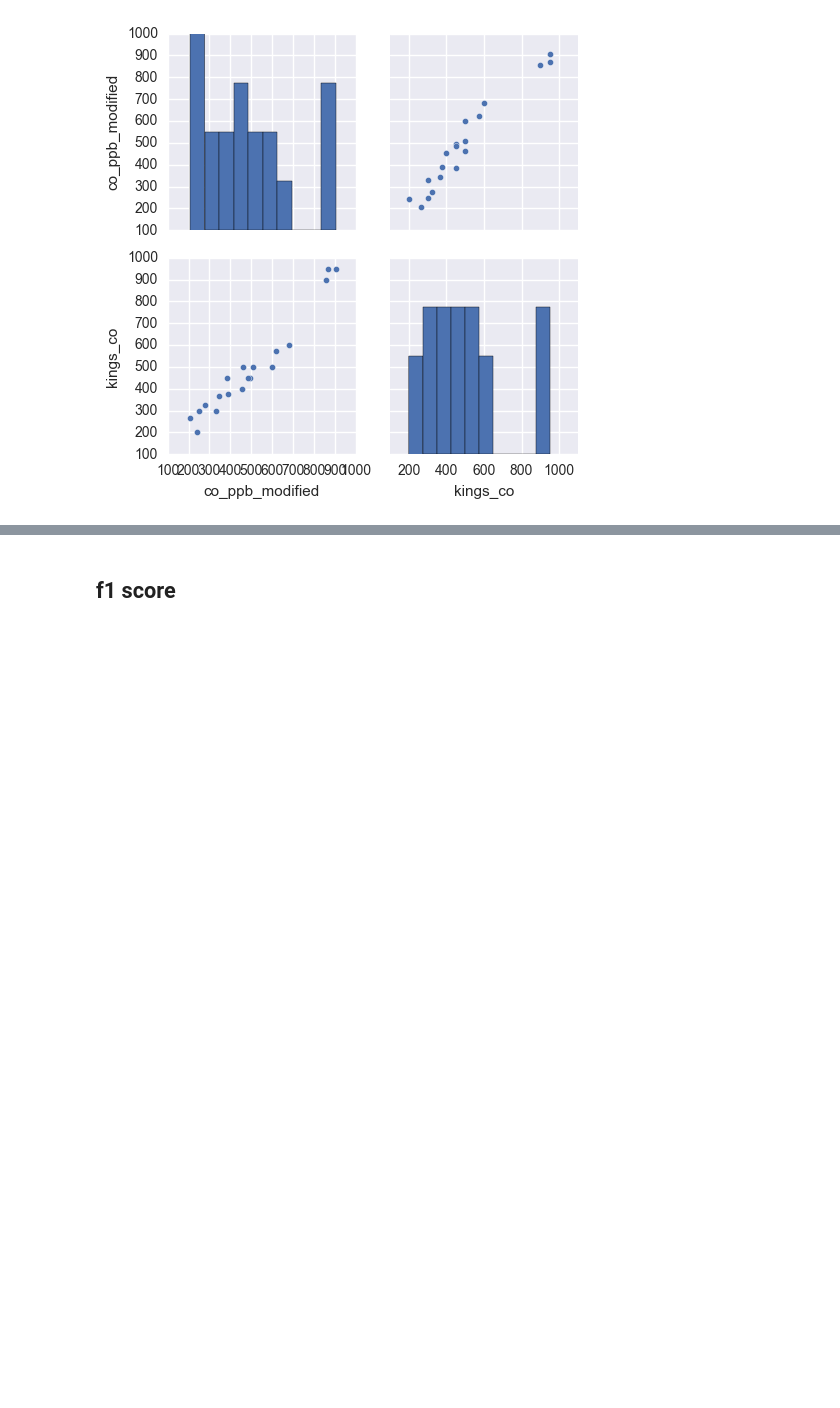
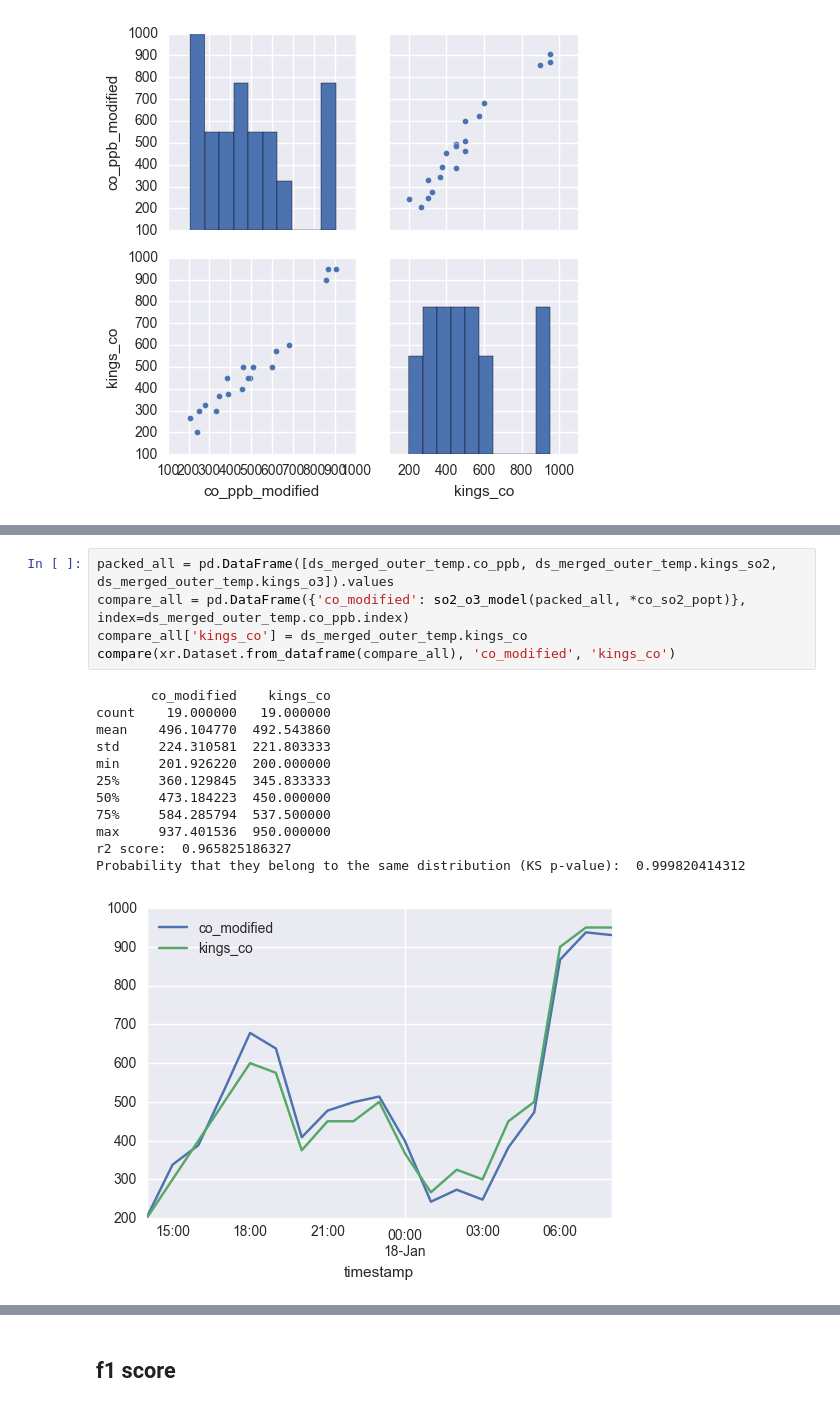
Before and after one commit to lingxz/climathon2016, a Jupyter notebook: sensors-colocation.ipynb, the cells around one changed output, grey strips where cells are left out. Drawn from its saved outputs; the diff is of its cells as text; blank space fills up the shorter version.

```diff
--- a/sensors-colocation.ipynb
+++ b/sensors-colocation.ipynb
@@ -328,0 +373,18 @@ Probability that they belong to the same distribution (KS p-value):  0.956292329
+# %%
+packed_all = pd.DataFrame([ds_merged_outer_temp.co_ppb, ds_merged_outer_temp.kings_so2, ds_merged_outer_temp.kings_o3]).values
+compare_all = pd.DataFrame({'co_modified': so2_o3_model(packed_all, *co_so2_popt)}, index=ds_merged_outer_temp.co_ppb.index)
+compare_all['kings_co'] = ds_merged_outer_temp.kings_co
+compare(xr.Dataset.from_dataframe(compare_all), 'co_modified', 'kings_co')
+# %% [output]
+       co_modified    kings_co
+count    19.000000   19.000000
+mean    496.104770  492.543860
+std     224.310581  221.803333
+min     201.926220  200.000000
+25%     360.129845  345.833333
+50%     473.184223  450.000000
+75%     584.285794  537.500000
+max     937.401536  950.000000
+r2 score:  0.965825186327
+Probability that they belong to the same distribution (KS p-value):  0.999820414312
+[figure, added]
```
Also changed, not shown: parts of 22 cells of this notebook.
